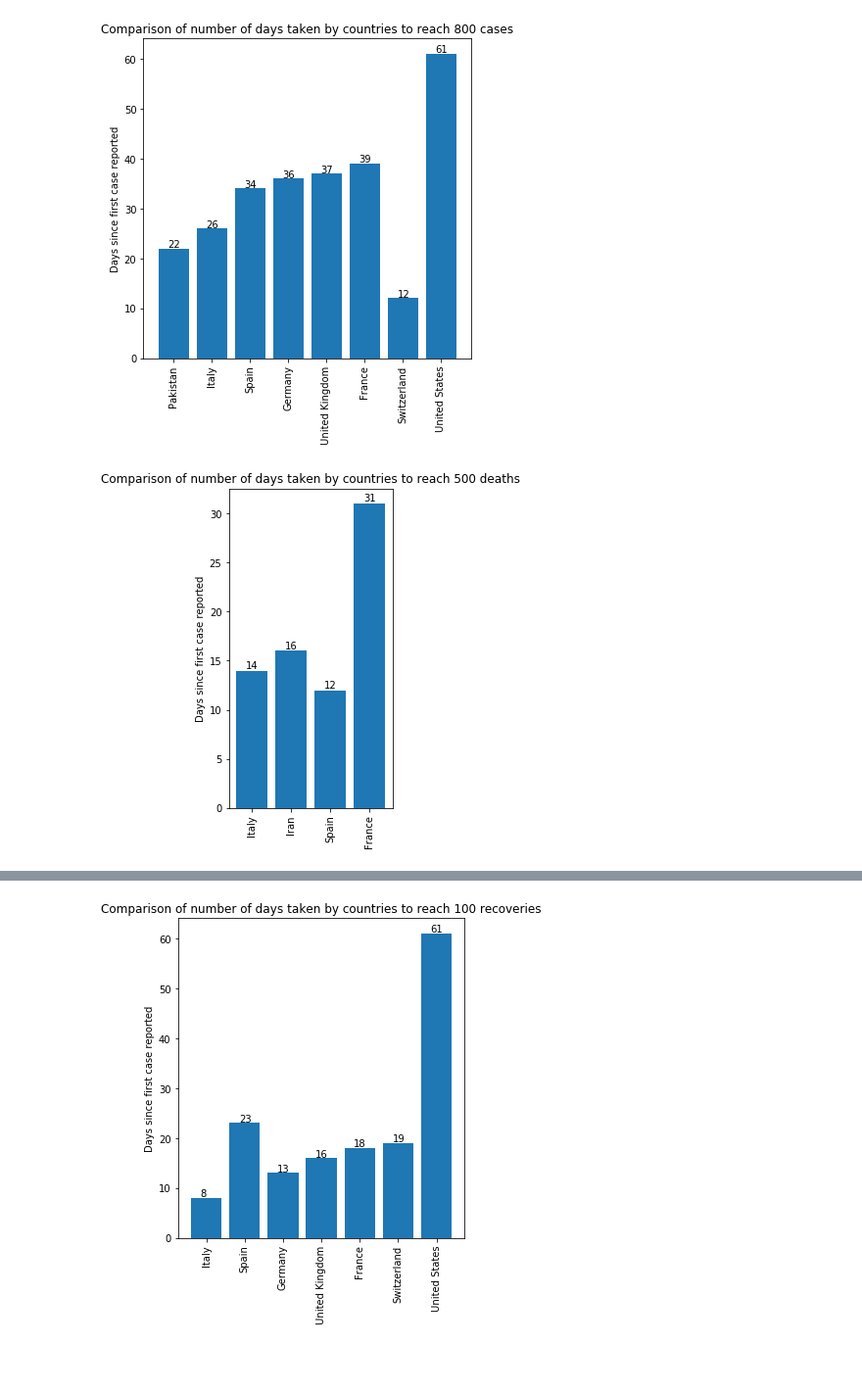
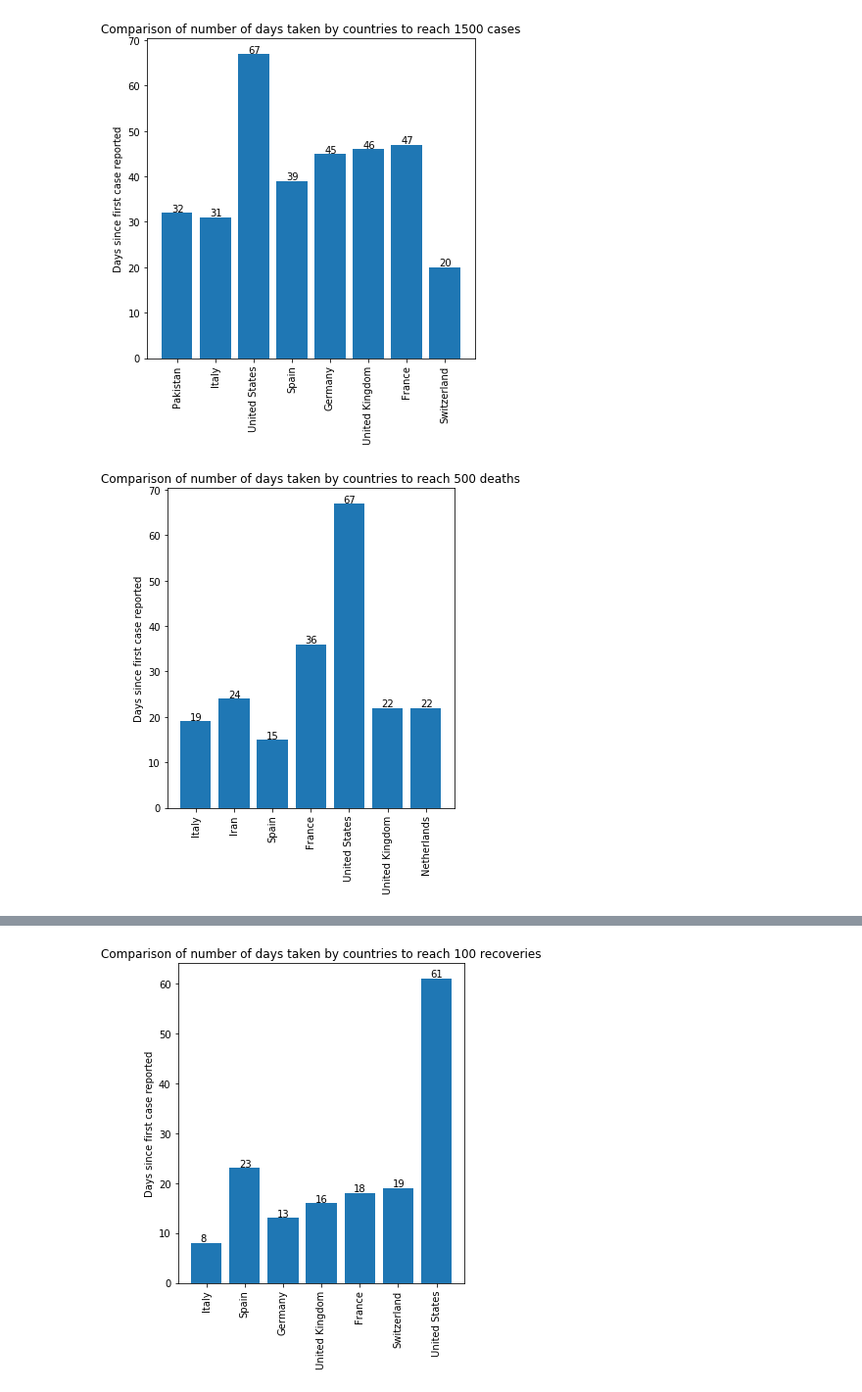
Before and after one commit to rhasnainanwar/COVID19_Insights, a Jupyter notebook: VirusSpread.ipynb, the cells around one changed output, grey strips where cells are left out. Shown at 98% size. Saved outputs shown, nothing was run; the diff lists cells and outputs as text; code cells hidden in the pictures; blank space fills up the shorter version.

Commit message:
updated stats with new data

```diff
--- a/VirusSpread.ipynb
+++ b/VirusSpread.ipynb
@@ -9,0 +12,3 @@ warnings.filterwarnings('ignore')
+# %%
+date = '03-28-2020'
+data = pd.read_csv('data/csse_covid_19_daily_reports/'+date+'.csv', sep=',')
@@ -11,9 +93,9 @@ warnings.filterwarnings('ignore')
 path = 'data/csse_covid_19_time_series/'
 
 # laod data
-data_Confirmed = pd.read_csv(os.path.join(path, 'time_series_19-covid-Confirmed.csv'))
-data_Deaths = pd.read_csv(os.path.join(path, 'time_series_19-covid-Deaths.csv'))
-data_Recovered = pd.read_csv(os.path.join(path, 'time_series_19-covid-Recovered.csv'))
+data_Confirmed = pd.read_csv(os.path.join(path, 'time_series_covid19_confirmed_global.csv'))
+data_Deaths = pd.read_csv(os.path.join(path, 'time_series_covid19_deaths_global.csv'))
+data_Recovered = pd.read_csv(os.path.join(path, 'time_series_covid19_recovered_global.csv'))
 
 # remove extra fields
 data_Confirmed.drop(['Province/State', 'Lat', 'Long'], axis=1, inplace=True)
@@ -87,9 +169,9 @@ def days_to_cases(data, country, max_cases):
     start = False
 
     days = 0
-    cum_cases = 0
 
     for col in data:
+
         if data.dtypes[col] != "object":
             cases = data[col].sum()
 
@@ -100,9 +182,8 @@ def days_to_cases(data, country, max_cases):
 
             if start:
                 days += 1
-                cum_cases += cases
 
-            if cum_cases >= max_cases:
+            if cases >= max_cases:
                 break
 
     return days
@@ -123,10 +204,10 @@ def plot_cases_climb(data, countries, max_cases, prefix):
     [plt.text(i-0.15, v+0.25, '{:d}'.format(v)) for i, v in enumerate(values)]
     plt.show()
 # %%
-plot_cases_climb(data_Confirmed, top_countries, 800, 'cases')
+plot_cases_climb(data_Confirmed, top_countries, 1500, 'cases')
 # %% [output]
-[figure, old version]
+[figure, new version]
 # %%
-plot_cases_climb(data_Deaths, ['Italy', 'Iran', 'Spain', 'France'], 500, 'deaths')
+plot_cases_climb(data_Deaths, ['Italy', 'Iran', 'Spain', 'France', 'United States', 'United Kingdom', 'Netherlands'], 500, 'deaths')
 # %% [output]
-[figure, old version]
+[figure, new version]
```
Also changed, not shown: parts of 16 cells of this notebook, 12 other files.
